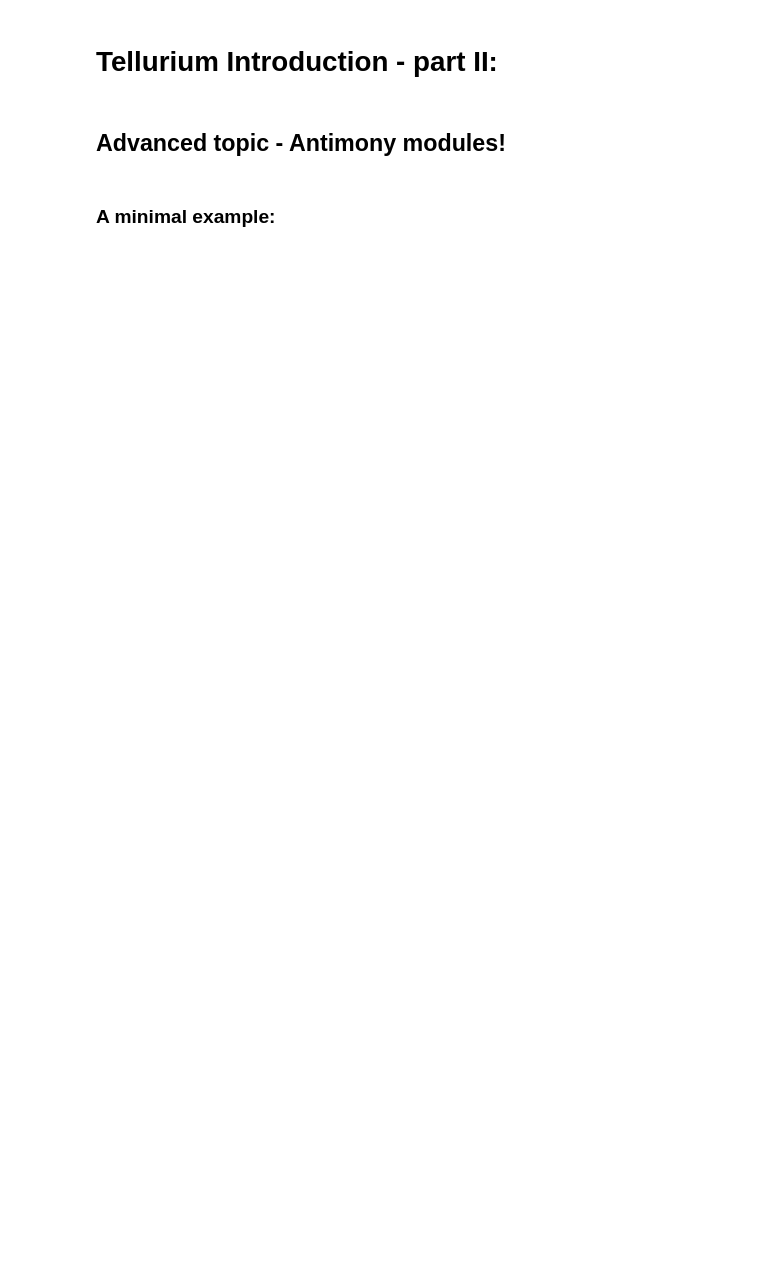
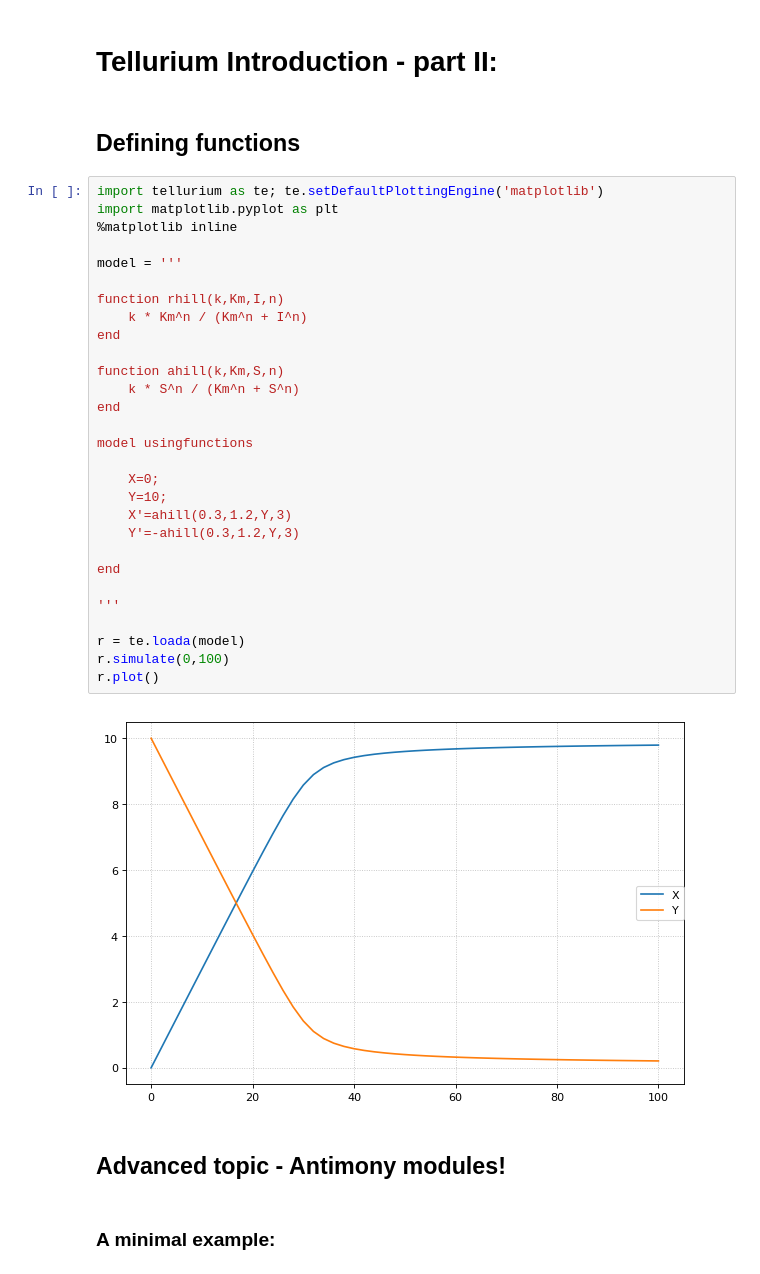
Before and after one commit to bayersin/fachkurs_bachelor, a Jupyter notebook: tellurium/tellurium_introduction_part2.ipynb, the cells around one changed output. Drawn from its saved outputs; the diff is of its cells as text; blank space fills up the shorter version.

Commit message:
added functions def

```diff
--- a/tellurium/tellurium_introduction_part2.ipynb
+++ b/tellurium/tellurium_introduction_part2.ipynb
@@ -1,5 +1,38 @@
 # %% [markdown]
 # Tellurium Introduction - part II:
+# %% [markdown]
+## Defining functions
+# %%
+import tellurium as te; te.setDefaultPlottingEngine('matplotlib')
+import matplotlib.pyplot as plt
+%matplotlib inline
+
+model = '''
+
+function rhill(k,Km,I,n)
+    k * Km^n / (Km^n + I^n)
+end
+
+function ahill(k,Km,S,n)
+    k * S^n / (Km^n + S^n)
+end
+
+model usingfunctions
+
+    X=0;
+    Y=10;
+    X'=ahill(0.3,1.2,Y,3)
+    Y'=-ahill(0.3,1.2,Y,3)
+
+end
+
+'''
+
+r = te.loada(model)
+r.simulate(0,100)
+r.plot()
+# %% [output]
+[figure, added]
 # %% [markdown]
 ## Advanced topic - Antimony modules!
 # %% [markdown]
```
Also changed, not shown: parts of 2 cells of this notebook.
